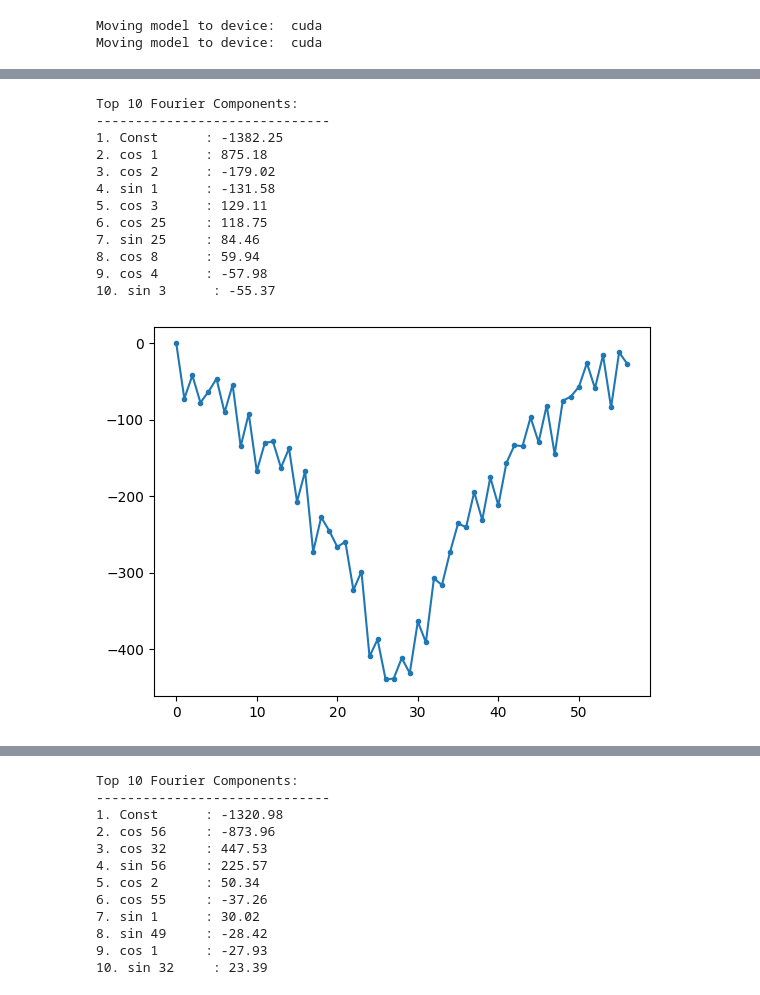
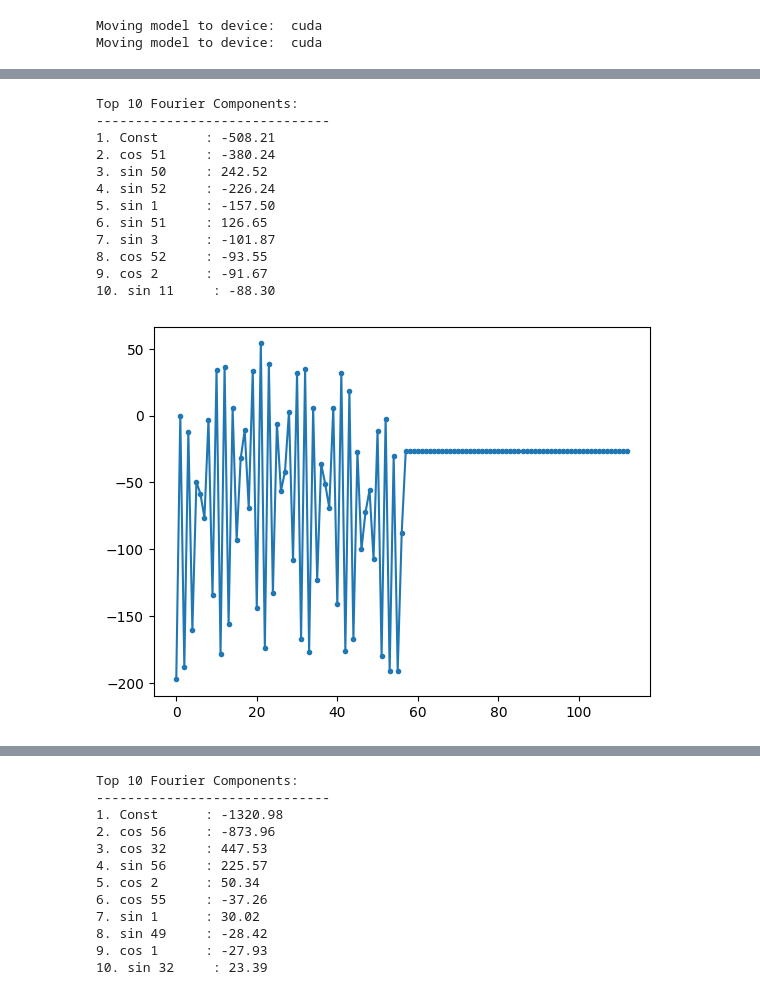
Before and after one commit to karthikviswanathn/toy-models-of-preference-learning, a Jupyter notebook: scribe-notebooks/testing_less_than_preference.ipynb, the cells around one changed output, grey strips where cells are left out. Cells and saved outputs as stored; diff of their text form; code cells hidden in the pictures.

```diff
--- a/scribe-notebooks/testing_less_than_preference.ipynb
+++ b/scribe-notebooks/testing_less_than_preference.ipynb
@@ -36,12 +36,13 @@ import torch.optim as optim
 import numpy as np
 from trainer.tokenizer import ModularAdditionTokenizer
 import matplotlib.pyplot as plt
+from trainer.utils import fourier_transform_1d, get_fourier_basis,get_fourier_basis_names
 %matplotlib inline
 
 device = "cuda" if torch.cuda.is_available() else "cpu"
 print(f"Device: {device}")
 
-model = torch.load("../outputs/models/pt-g.pt", map_location=device, weights_only=False)
+model = torch.load("../outputs/runs/ptg_1L4H_d128_lr0.001_wd0.3_tf0.3_16851861/model.pt", map_location=device, weights_only=False)
 model.eval()
 print(f"Model: {model.cfg.n_layers}L{model.cfg.n_heads}H, d_model={model.cfg.d_model}, d_mlp={model.cfg.d_mlp}")
 
@@ -121,8 +119,8 @@ def plot_and_analyze(arr, p_analysis):
     plt.plot(arr, marker = '.')
     plt.show()
 # %%
-p_analysis = 57
-arr = eq_logits_np.mean(axis = (0,1))[order[:p_analysis]]
+p_analysis = 113
+arr = eq_logits_np.mean(axis = (0,1))[:p_analysis]
 plot_and_analyze(arr, p_analysis)
 # %% [output]
 Top 10 Fourier Components:
@@ -141,17 +139,17 @@ Top 10 Fourier Components:
 # %%
-plot_and_analyze(eq_logits_np[0, 21, order[:p_analysis]], p_analysis)
+plot_and_analyze(eq_logits_np[0, 21, :p_analysis], p_analysis)
 # %% [output]
 Top 10 Fourier Components:
 ------------------------------
-1. Const      : -1382.25
-2. cos 1      : 875.18
-3. cos 2      : -179.02
-4. sin 1      : -131.58
-5. cos 3      : 129.11
-6. cos 25     : 118.75
-7. sin 25     : 84.46
-8. cos 8      : 59.94
-9. cos 4      : -57.98
-10. sin 3      : -55.37
+1. Const      : -508.21
+2. cos 51     : -380.24
+3. sin 50     : 242.52
+4. sin 52     : -226.24
+5. sin 1      : -157.50
+6. sin 51     : 126.65
+7. sin 3      : -101.87
+8. cos 52     : -93.55
+9. cos 2      : -91.67
+10. sin 11     : -88.30
-[figure, old version]
+[figure, new version]
 # %%
```
Also changed, not shown: parts of 15 cells of this notebook, 14 other files.
